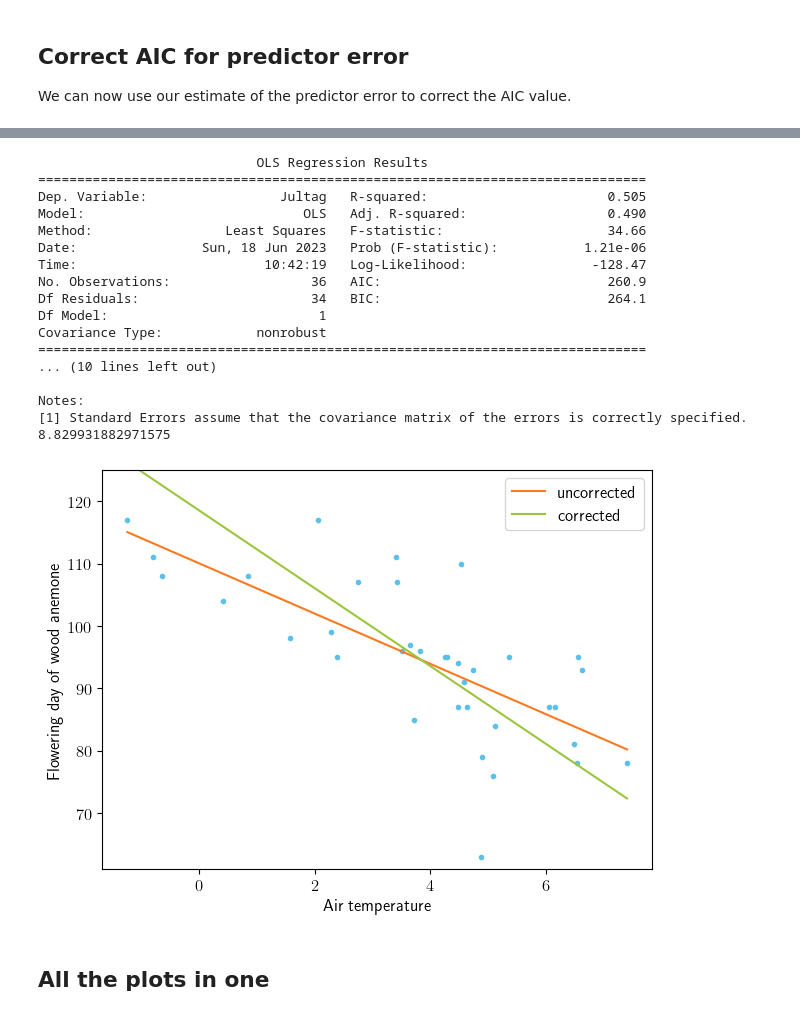
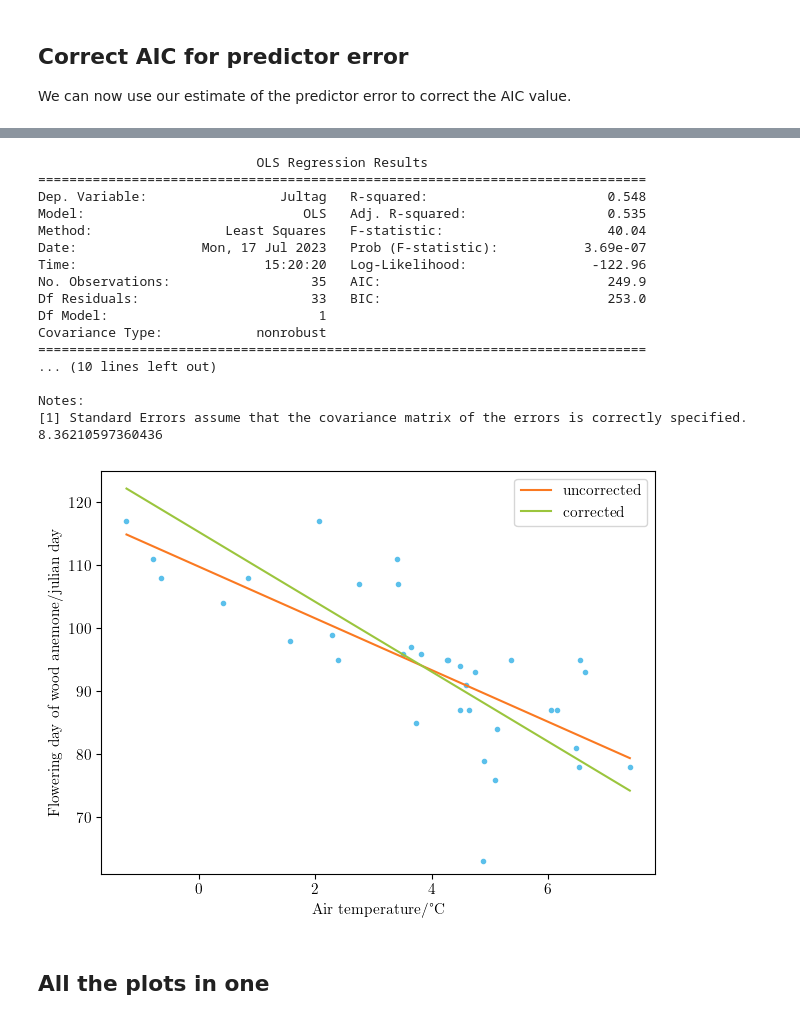
Before and after one commit to gmanthey/predictor-error-aic, a Jupyter notebook: case_study.ipynb, the cells around one changed output, grey strips where cells are left out. Cells and saved outputs as stored; diff of their text form; code cells hidden in the pictures.

```diff
--- a/case_study.ipynb
+++ b/case_study.ipynb
@@ -57,14 +82,16 @@ Ground temperature is also mean temperature from 5cm depth and also filtered for
 Then the mean temperature of each month is calculated and the data frames are merged together.
 For the phenology data, we chose the temperature of march as a predictor, as the flowering dates of wood anemone are typically in april.
 # %%
-data = pd.read_csv('produkt_klima_tag_18980301_20211231_01757.txt', delimiter=';')
+data = pd.read_csv('data/climate_data.txt', delimiter=';')
+data.columns = data.columns.str.strip()
 data.MESS_DATUM = pd.to_datetime(data.MESS_DATUM, format=r'%Y%m%d')
 data = data[data['TMK'] != -999]
 data['year'] = data.MESS_DATUM.dt.year
 data['month'] = data.MESS_DATUM.dt.month
 
 
-data_earth = pd.read_csv('produkt_erdbo_tag_19780101_20211231_01757.txt', delimiter=';')
+data_earth = pd.read_csv('data/ground_temp.txt', delimiter=';')
+data_earth.columns = data_earth.columns.str.strip()
 data_earth.MESS_DATUM = pd.to_datetime(data_earth.MESS_DATUM, format=r'%Y%m%d')
 data = data.merge(data_earth, on=['STATIONS_ID', 'MESS_DATUM'])
 
@@ -76,7 +103,8 @@ TEK_monthly = data.groupby(['year', 'month'])['V_TE005M'].aggregate(lambda x: No
 monthly = TMK_monthly.merge(TEK_monthly, on=['year', 'month'])
 
 station_id = 1757
-phen_data = pd.read_csv('PH_Jahresmelder_Wildwachsende_Pflanze_Busch-Windroeschen_1925_2021_hist.txt', delimiter=';')
+phen_data = pd.read_csv('data/wood_anemone.txt', delimiter=';')
+phen_data.columns = phen_data.columns.str.strip()
 phen_data = phen_data[phen_data.Stations_id == station_id]
 
 phen_temp = phen_data.merge(monthly[monthly.month == 3], left_on='Referenzjahr', right_on='year')
@@ -390,44 +416,44 @@ AIC difference: 26.968801002630244
 # %%
 X = sm.add_constant(phen_temp.TMK)
 fit = sm.OLS(phen_temp.Jultag, X).fit()
 print(fit.summary())
 print(np.sqrt(fit.scale))
 
 x = np.array([np.min(phen_temp.TMK), np.max(phen_temp.TMK)])
 y = fit.params['TMK'] * x + fit.params['const']
 
 beta_c = correct_beta(fit.params['TMK'], sigma_x, sigma_eta_actual)
 alpha_c = np.mean(phen_temp.Jultag) - beta_c * np.mean(phen_temp.TMK)
 y_correct = beta_c * x + alpha_c
 
 plt.ylim(61, 125)
 plt.plot(phen_temp.TMK, phen_temp.Jultag, '.', color=colors[0])
 plt.plot(x, y, color=colors[4], label='uncorrected')
 plt.plot(x, y_correct, color=colors[2], label='corrected')
 plt.legend()
-plt.xlabel('Air temperature')
-plt.ylabel('Flowering day of wood anemone')
+plt.xlabel('Air temperature/°C')
+plt.ylabel('Flowering day of wood anemone/julian day')
 plt.tight_layout()
 plt.savefig('plots/phen_air_temp_corrected.pdf')
 # %% [output]
                             OLS Regression Results
 ==============================================================================
-Dep. Variable:                 Jultag   R-squared:                       0.505
-Model:                            OLS   Adj. R-squared:                  0.490
-Method:                 Least Squares   F-statistic:                     34.66
-Date:                Sun, 18 Jun 2023   Prob (F-statistic):           1.21e-06
-Time:                        10:42:19   Log-Likelihood:                -128.47
-No. Observations:                  36   AIC:                             260.9
-Df Residuals:                      34   BIC:                             264.1
+Dep. Variable:                 Jultag   R-squared:                       0.548
+Model:                            OLS   Adj. R-squared:                  0.535
+Method:                 Least Squares   F-statistic:                     40.04
+Date:                Mon, 17 Jul 2023   Prob (F-statistic):           3.69e-07
+Time:                        15:20:20   Log-Likelihood:                -122.96
+No. Observations:                  35   AIC:                             249.9
+Df Residuals:                      33   BIC:                             253.0
 Df Model:                           1
 Covariance Type:            nonrobust
 ==============================================================================
 ... (10 lines left out)
 
 Notes:
 [1] Standard Errors assume that the covariance matrix of the errors is correctly specified.
-8.829931882971575
+8.36210597360436
-[figure, old version]
+[figure, new version]
 # %% [markdown]
 ## All the plots in one
 # %%
```
Also changed, not shown: parts of 13 cells of this notebook.
